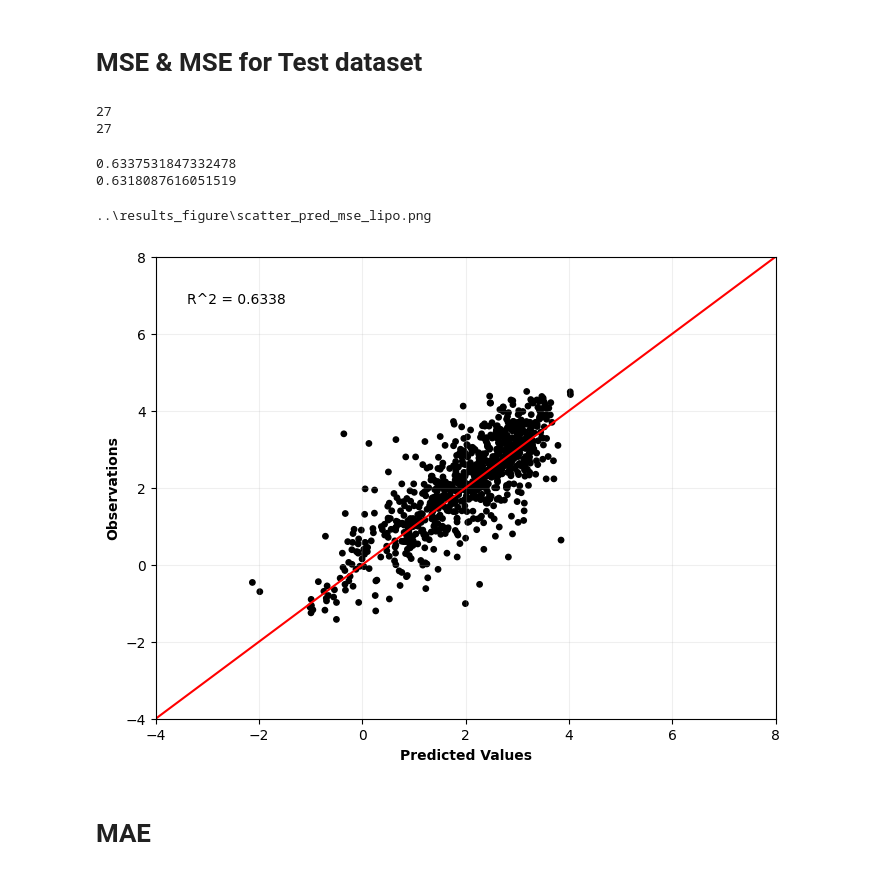
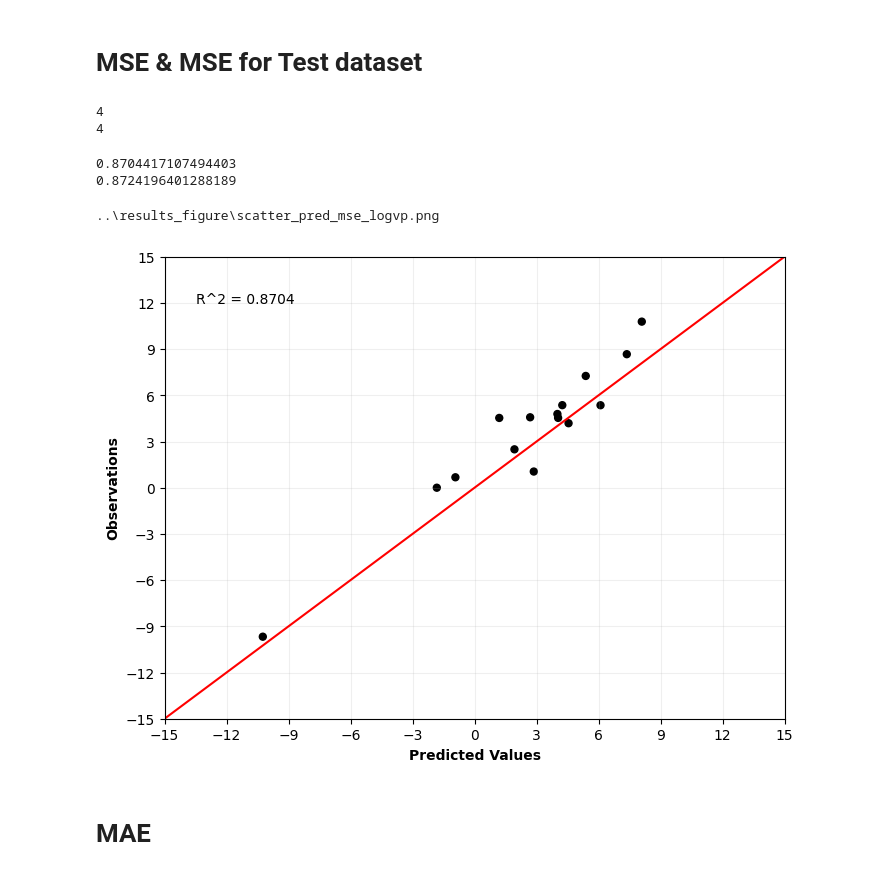
Before and after one commit to DSjayjang/Project, a Jupyter notebook: ChemGCNs/visualization/scatter_pred.ipynb, the cells around one changed output. Cells and saved outputs as stored; diff of their text form; code cells hidden in the pictures.

```diff
--- a/ChemGCNs/visualization/scatter_pred.ipynb
+++ b/ChemGCNs/visualization/scatter_pred.ipynb
@@ -5,7 +5,7 @@ import pandas as pd
 import matplotlib.pyplot as plt
 from sklearn.metrics import r2_score
 # %%
-dataset = 'lipo' # freesolv / esol / lipo / logp
+dataset = 'logvp' # freesolv / esol / lipo / logp / logvp
 save_dir = r'..\results_figure'
 # %% [markdown]
 # MSE & MSE for Test dataset
@@ -18,5 +18,5 @@ print(df_test_MSE.shape[1])
 df_test_MAE = pd.read_csv(r'..\results_datasets\result_test_' + dataset + '_mae' + '.csv')
 print(df_test_MAE.shape[1])
 # %% [output]
-27
-27
+4
+4
@@ -36,12 +44,12 @@ r2_mae = r2_score(df_test_MAE['target'], df_test_MAE['pred'])
 print(r2_mse)
 print(r2_mae)
 # %% [output]
-0.6337531847332478
-0.6318087616051519
+0.8704417107494403
+0.8724196401288189
 # %%
 if dataset in ['freesolv', 'esol', 'lipo']:
     s = 15
-elif dataset in ['vd', 'logp']:
+elif dataset in ['vd', 'logp', 'logvp']:
     s = 25
 
 from matplotlib.colors import ListedColormap
@@ -74,35 +82,40 @@ elif dataset == 'lipo':
     plt.xticks(range(-4, 10, 2))
     plt.yticks(range(-4, 10, 2))
 elif dataset == 'logp':
     plt.xlim(-4, 6)
     plt.ylim(-4, 6)
     plt.xticks(range(-4, 7, 1))
     plt.yticks(range(-4, 7, 1))
+elif dataset == 'logvp':
+    plt.xlim(-15, 15)
+    plt.ylim(-15, 15)
+    plt.xticks(range(-15, 16, 3))
+    plt.yticks(range(-15, 16, 3))
 # elif dataset == 'vd':
 #     plt.xlim(0, 8)
 #     plt.ylim(0, 8)
 #     plt.xticks(range(0, 9, 1))
 #     plt.yticks(range(0, 9, 1))
 
 plt.xlabel("Predicted Values", fontweight = 'bold')
 plt.ylabel("Observations", fontweight = 'bold')
 
 plt.text(0.05, 0.90, f'R^2 = {r2_mse:.4f}',
          transform = plt.gca().transAxes,
          fontsize = 10,)
 
 plt.grid(alpha = 0.2)
 
 # 저장
 file_name = f'scatter_pred_mse_{dataset}.png'
 file_path = os.path.join(save_dir, file_name)
 print(file_path)
 plt.savefig(file_path, dpi = 300, bbox_inches = 'tight')
 
 plt.show()
 # %% [output]
-..\results_figure\scatter_pred_mse_lipo.png
+..\results_figure\scatter_pred_mse_logvp.png
-[figure, old version]
+[figure, new version]
 # %% [markdown]
 # MAE
 # %%
```
Also changed, not shown: parts of 2 cells of this notebook, 45 other files.
